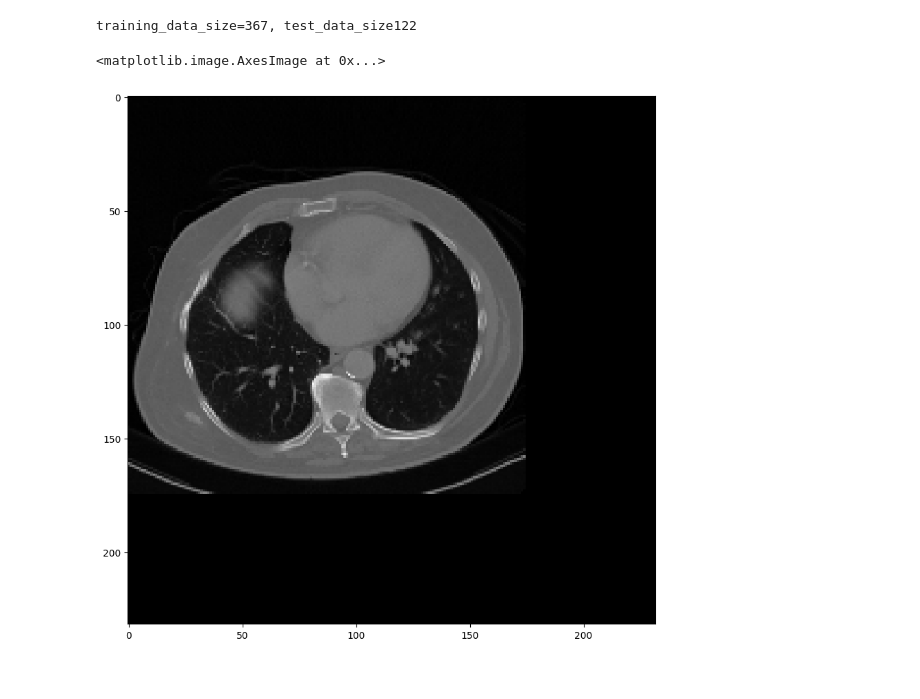
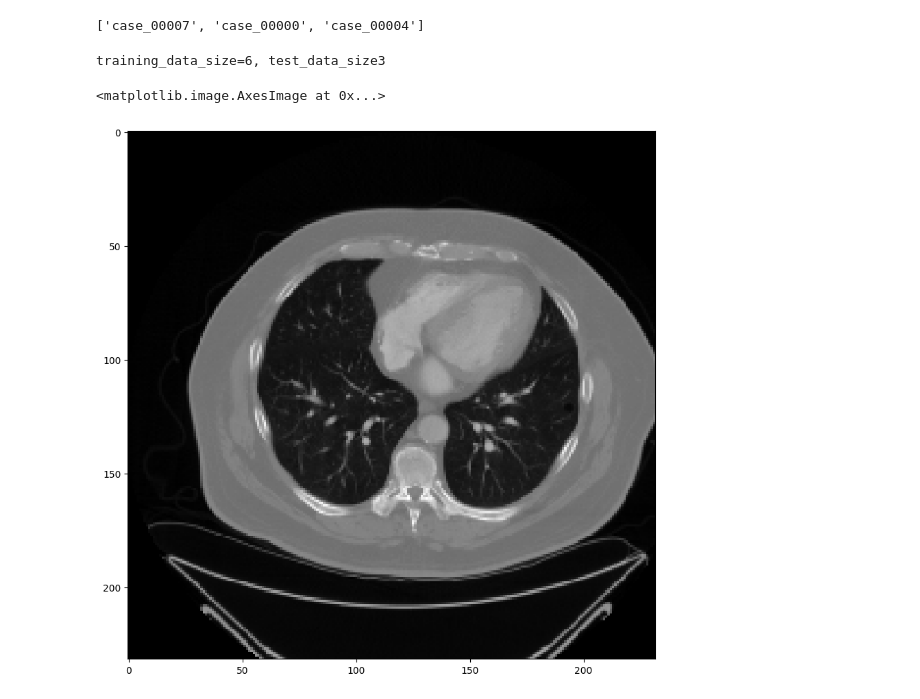
Before and after one commit to Gab-Gotsis/kidney-identification-unet3D, a Jupyter notebook: chin/training_test_split.ipynb, the cells around one changed output. Cells and saved outputs as stored; diff of their text form; code cells hidden in the pictures.

```diff
--- a/chin/training_test_split.ipynb
+++ b/chin/training_test_split.ipynb
@@ -8,23 +8,26 @@ from sklearn.model_selection import train_test_split
 sys.path.append('..')
 from classes.dataset_utils.toTorchDataset import ProcessedKit23TorchDataset
 # %%
-training_data = ProcessedKit23TorchDataset(train_data=True, test_size=0.25)
-test_data = ProcessedKit23TorchDataset(train_data=False, test_size=0.25)
+training_data = ProcessedKit23TorchDataset(train_data=True, test_size=0.25, dataset_dir ="./dataset/affine_transformed")
+test_data = ProcessedKit23TorchDataset(train_data=False, test_size=0.25, dataset_dir ="./dataset/affine_transformed")
+# %%
+test_data.case_names
+# %% [output]
+['case_00007', 'case_00000', 'case_00004']
 # %%
 print("training_data_size={}, test_data_size{}".format(len(training_data), len(test_data)))
 # %% [output]
-training_data_size=367, test_data_size122
+training_data_size=6, test_data_size3
 # %%
-this_case = 15
+this_case = 2
 img, seg = test_data[this_case]
-img_data = img.get_fdata()
 # %%
 plt.style.use('default')
 fig, axs = plt.subplots(figsize=(10,10))
-axs.imshow(img_data[0,:,:],cmap="gray")
+axs.imshow(img[0,:,:],cmap="gray")
 # %% [output]
 <matplotlib.image.AxesImage at 0x...>
-[figure, old version]
+[figure, new version]
 # %%
 # a = np.unique(data[0:10,0:10])
 # for i in a:
```
Also changed, not shown: 11 other files.
